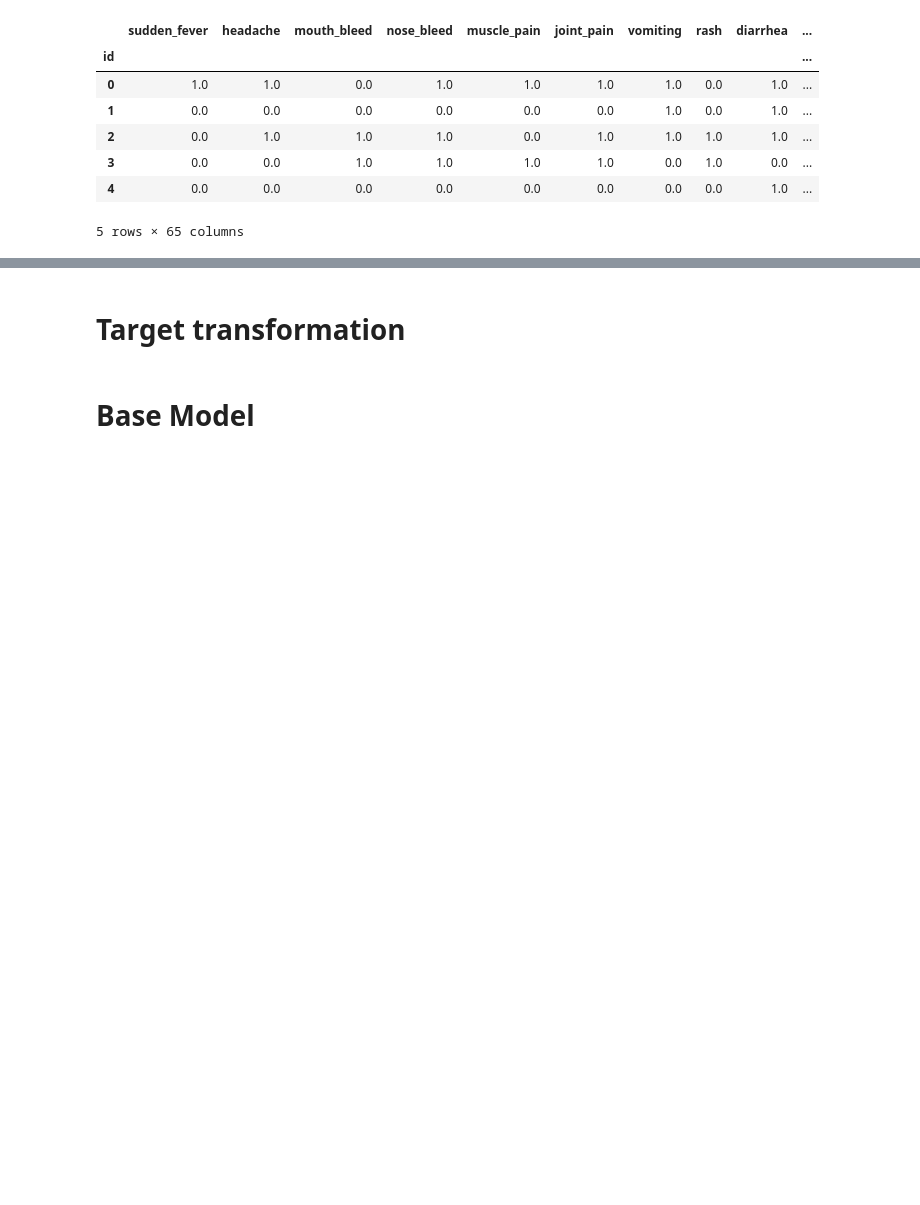
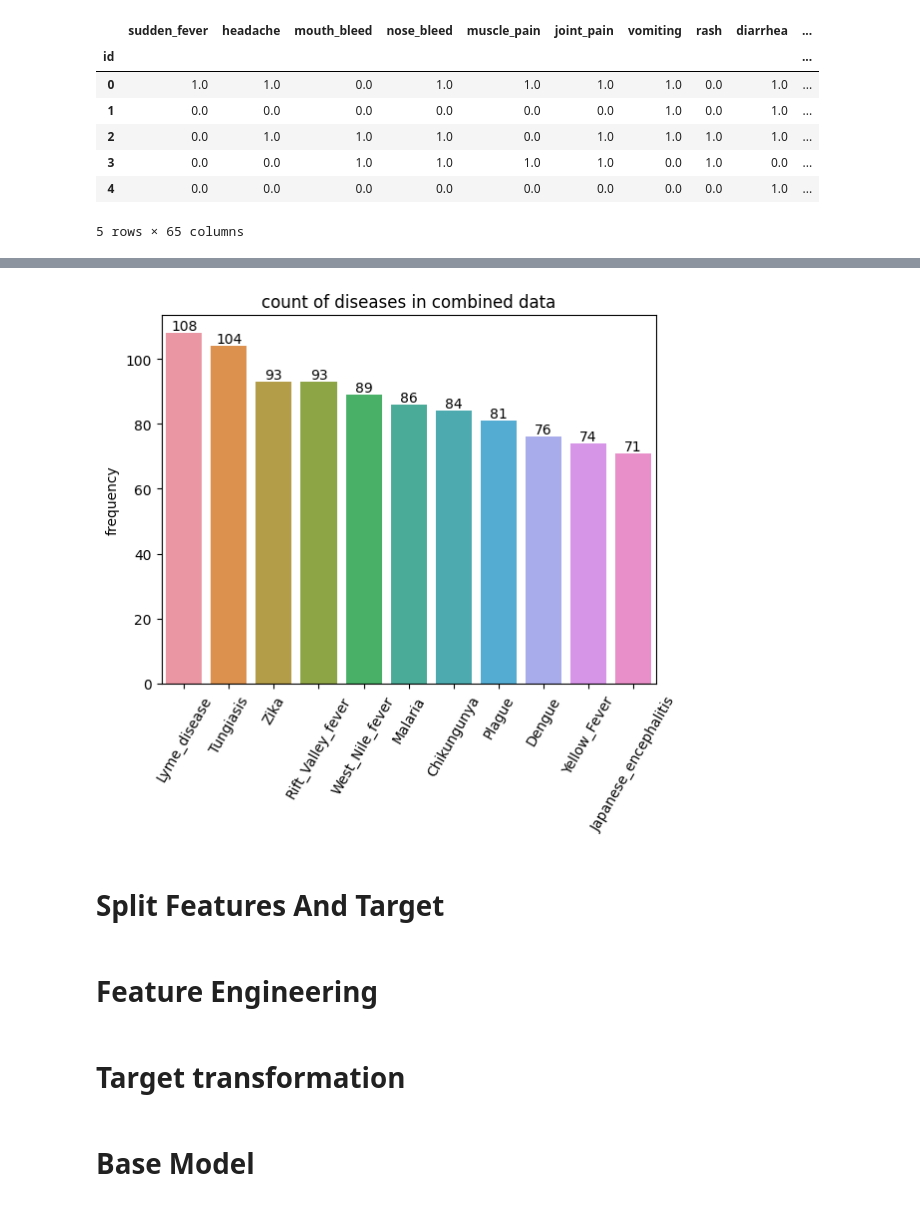
Before and after one commit to Anes31/Vector-Borne-Disease-Prediction, a Jupyter notebook: base model.ipynb, the cells around one changed output, grey strips where cells are left out. Drawn from its saved outputs; the diff is of its cells as text; code cells hidden in the pictures; blank space fills up the shorter version.

```diff
--- a/base model.ipynb
+++ b/base model.ipynb
@@ -8,6 +16,7 @@ from sklearn.ensemble import RandomForestClassifier
 # Load data
 # %%
 train = pd.read_csv('train.csv', index_col='id')
+original = pd.read_csv('original.csv')
 test = pd.read_csv('test.csv', index_col='id')
 # %% [markdown]
 # Brief EDA
@@ -62,0 +77,11 @@ Name: prognosis, dtype: int64
+# %%
+ax = sns.barplot(x=train_final.prognosis.unique(), y=train_final.prognosis.value_counts())
+ax.bar_label(ax.containers[0])
+plt.xticks(rotation=60)
+plt.ylabel('frequency')
+plt.title('count of diseases in combined data')
+plt.show()
+# %% [output]
+[figure, added]
+# %% [markdown]
+# Split Features And Target
@@ -62,0 +91,2 @@ Name: prognosis, dtype: int64
+# %% [markdown]
+# Feature Engineering
```
Also changed, not shown: parts of 13 cells of this notebook, 8 other files.
